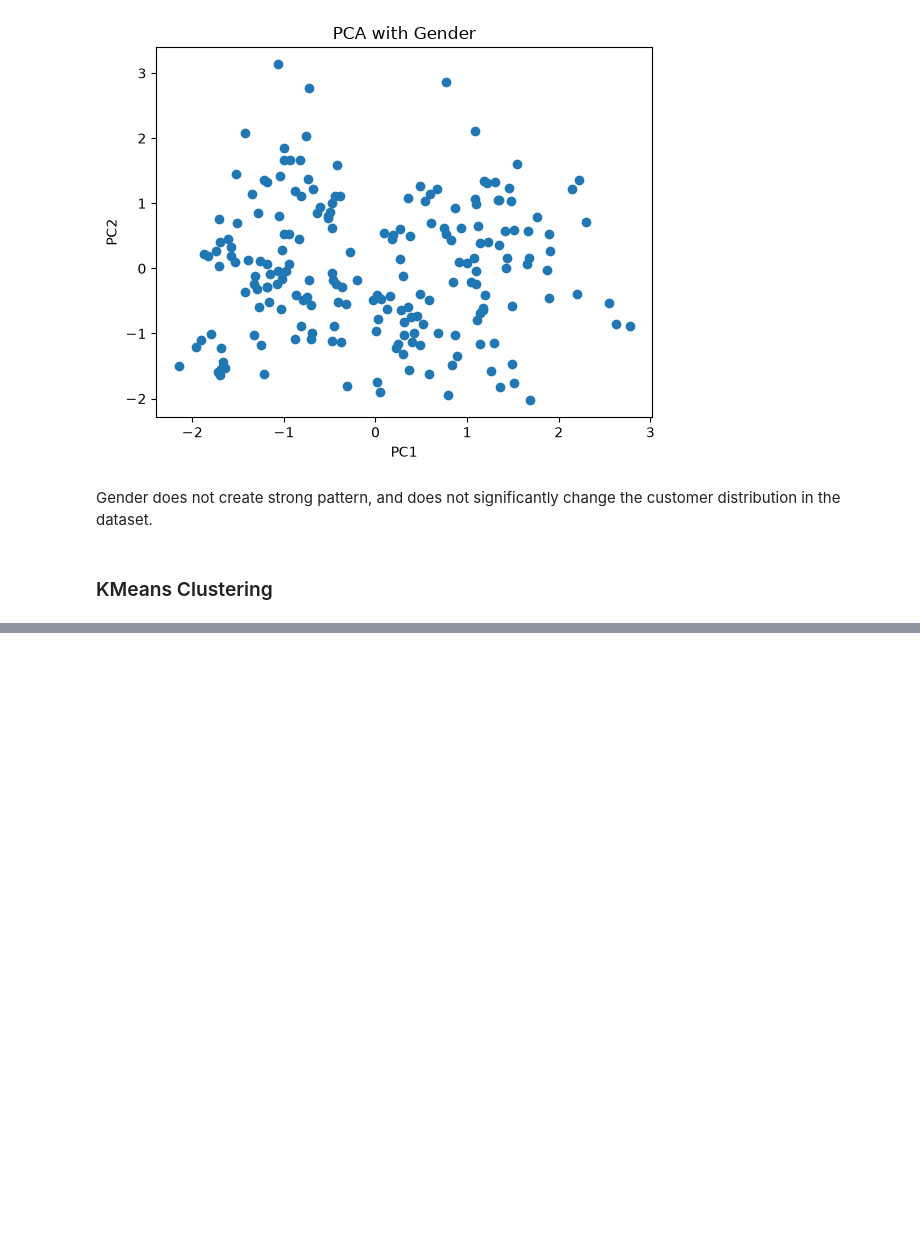
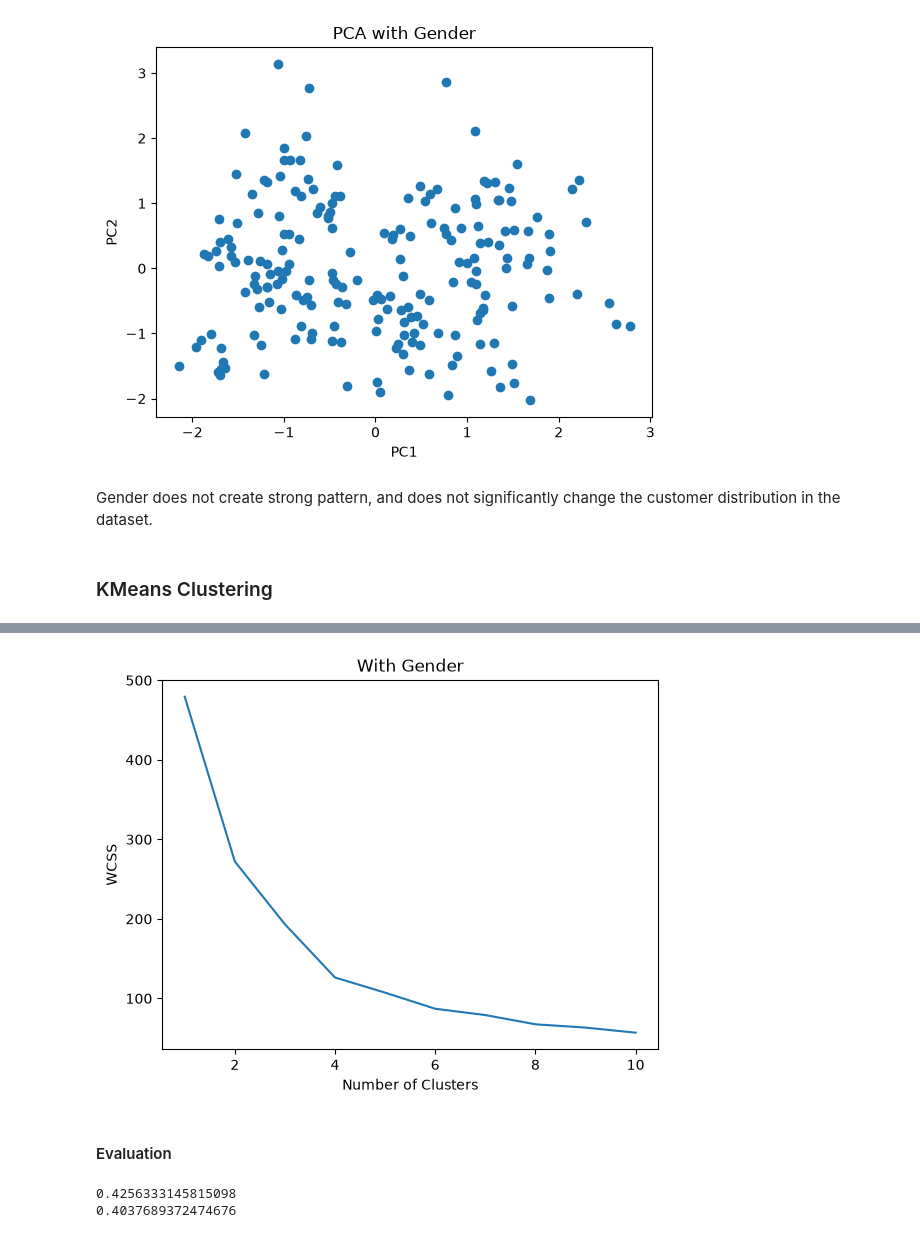
Before and after one commit to narendrajethi220/Customer-Segmentation-Behavior-Analysis-System, a Jupyter notebook: notebook/eda.ipynb, the cells around one changed output, grey strips where cells are left out. Cells and saved outputs as stored; diff of their text form; code cells hidden in the pictures; blank space fills up the shorter version.

```diff
--- a/notebook/eda.ipynb
+++ b/notebook/eda.ipynb
@@ -285,0 +334,14 @@ cluster1=kmean1.fit_predict(f1_pca_transformed)
+# %%
+wcss2=[]
+for k in range(1,11):
+    kmean2=KMeans(n_clusters=k,random_state=42)
+    kmean2.fit(f2_pca_transformed)
+    wcss2.append(kmean2.inertia_)
+# %%
+plt.plot(range(1,11),wcss2)
+plt.title("With Gender")
+plt.xlabel("Number of Clusters")
+plt.ylabel("WCSS")
+plt.show()
+# %% [output]
+[figure, added]
@@ -285,0 +354,8 @@ cluster1=kmean1.fit_predict(f1_pca_transformed)
+# %% [markdown]
+#### Evaluation
+# %%
+print(silhouette_score(f1_pca_transformed,cluster1))
+print(silhouette_score(f2_pca_transformed,cluster2))
+# %% [output]
+0.4256333145815098
+0.4037689372474676
```
Also changed, not shown: parts of 11 cells of this notebook.
